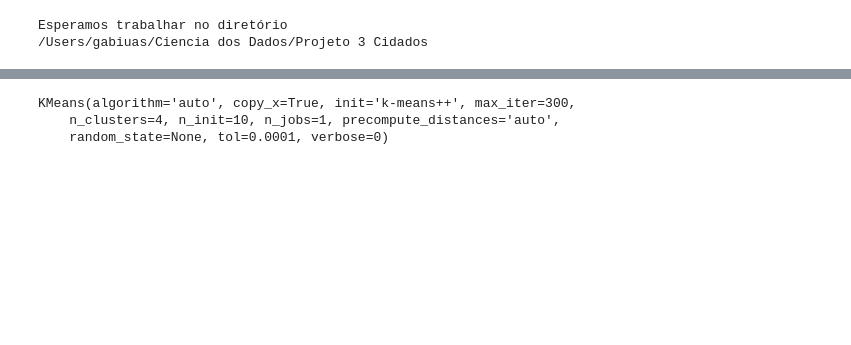
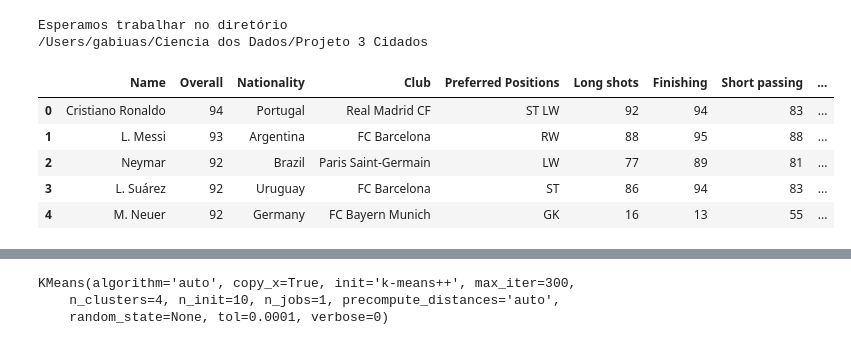
Before and after one commit to gabiuas/FIFA18, a Jupyter notebook: Fifa18.ipynb, the cells around one changed output, grey strips where cells are left out. Drawn from its saved outputs; the diff is of its cells as text; code cells hidden in the pictures; blank space fills up the shorter version.

```diff
--- a/Fifa18.ipynb
+++ b/Fifa18.ipynb
@@ -28,6 +29,9 @@ position = pd.read_csv('PlayerPlayingPositionData.csv',sep=',')
 # %%
 eu= pd.DataFrame({"Name":complete.Name})
 # %%
+eu["Overall"] = complete["Overall"]
+eu["Nationality"] = complete["Nationality"]
+eu["Club"] = complete["Club"]
 eu["Preferred Positions"] = complete["Preferred Positions"]
 eu["Long shots"] = complete["Long shots"]
 eu["Finishing"] = complete["Finishing"]
@@ -39,6 +43,8 @@ eu["Interceptions"] = complete["Interceptions"]
 eu["Marking"] = complete["Marking"]
 eu["Standing tackle"] = complete["Standing tackle"]
 eu["Sliding tackle"] = complete["Sliding tackle"]
+eu["Strength"] = complete["Strength"]
+eu["Positioning"] = complete["Volleys"]
 # %%
 eu = eu.fillna(0)
 # %%
@@ -52,6 +58,8 @@ G=[]
 H=[]
 I=[]
 J=[]
+K=[]
+L=[]
 
 a=len(eu["Name"])
 
@@ -66,6 +74,8 @@ for e in range(a):
     H.append((sum(int(x) for x in re.findall(r'[0-9]+', eu["Marking"][e]))))
     I.append((sum(int(x) for x in re.findall(r'[0-9]+', eu["Standing tackle"][e]))))
     J.append((sum(int(x) for x in re.findall(r'[0-9]+', eu["Sliding tackle"][e]))))
+    K.append((sum(int(x) for x in re.findall(r'[0-9]+', eu["Strength"][e]))))
+    L.append((sum(int(x) for x in re.findall(r'[0-9]+', eu["Positioning"][e]))))
 
 
 eu["Long shots"] = pd.Series(A)
@@ -78,6 +88,8 @@ eu["Interceptions"] = pd.Series(G)
 eu["Marking"] = pd.Series(H)
 eu["Standing tackle"] = pd.Series(I)
 eu["Sliding tackle"] = pd.Series(J)
+eu["Strength"] = pd.Series(K)
+eu["Positioning"] = pd.Series(L)
 # %%
 ataque=[]
 for e in range(a):
@@ -135,0 +157,9 @@ X=list(zip(JoD, JoA))
+# %%
+eu.head()
+# %% [output]
+|  | Name | Overall | Nationality | Club | Preferred Positions | Long shots | Finishing | Short passing | ... |
+| 0 | Cristiano Ronaldo | 94 | Portugal | Real Madrid CF | ST LW | 92 | 94 | 83 | ... |
+| 1 | L. Messi | 93 | Argentina | FC Barcelona | RW | 88 | 95 | 88 | ... |
+| 2 | Neymar | 92 | Brazil | Paris Saint-Germain | LW | 77 | 89 | 81 | ... |
+| 3 | L. Suárez | 92 | Uruguay | FC Barcelona | ST | 86 | 94 | 83 | ... |
+| 4 | M. Neuer | 92 | Germany | FC Bayern Munich | GK | 16 | 13 | 55 | ... |
```
Also changed, not shown: parts of 12 cells of this notebook.
